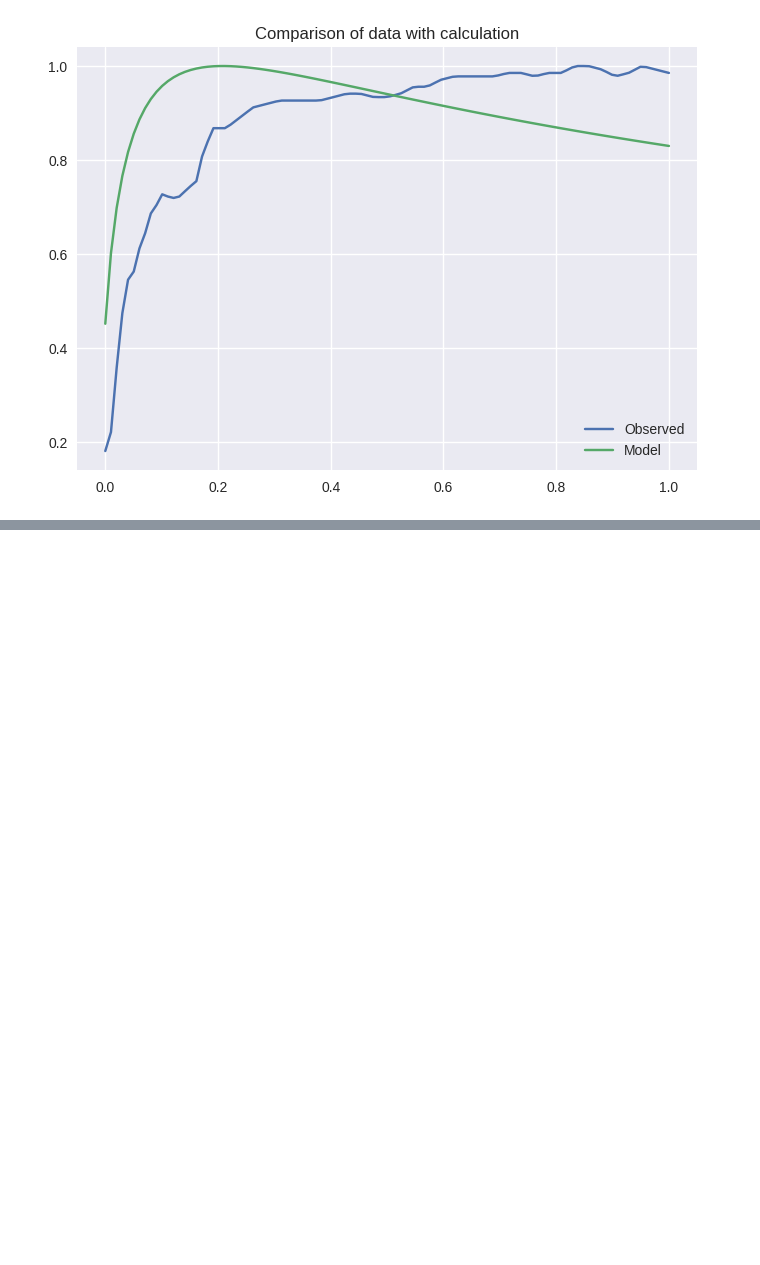
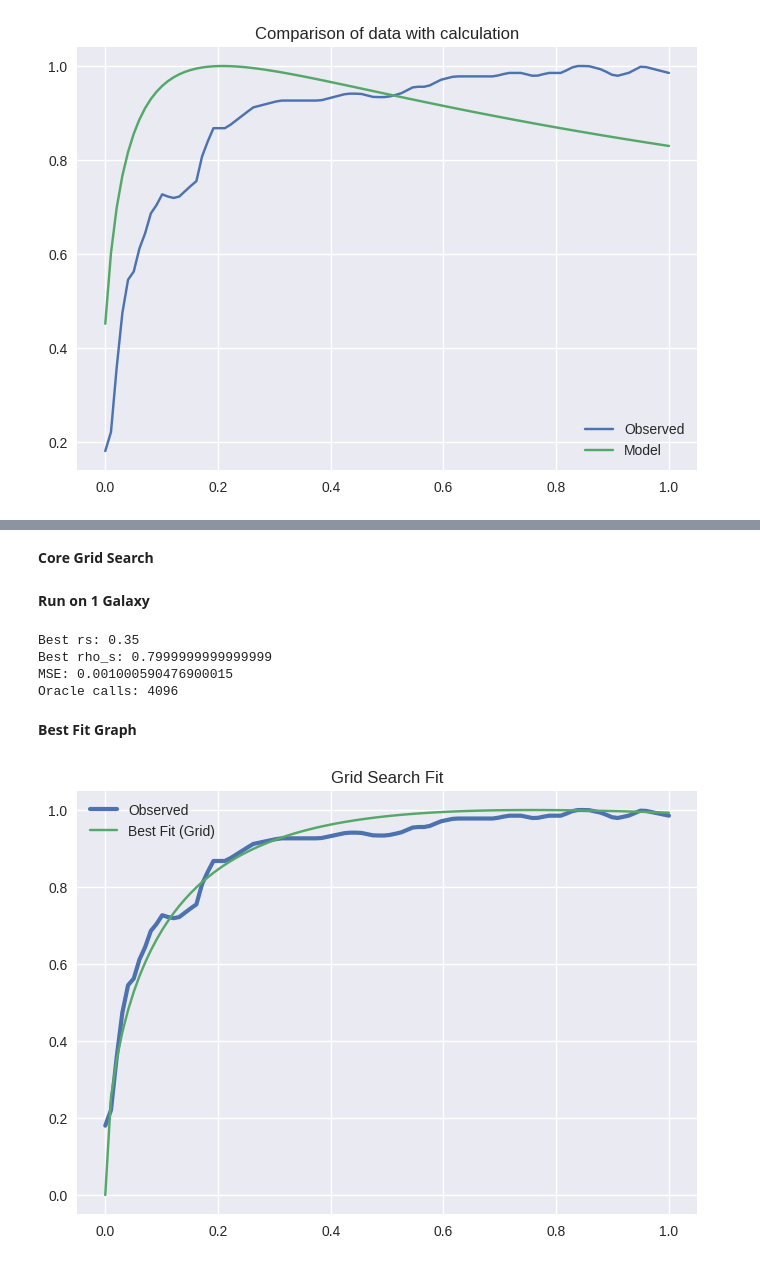
Before and after one commit to RajrupaDas/DMHalo, a Jupyter notebook: DMHalo.ipynb, the cells around one changed output, grey strips where cells are left out. Drawn from its saved outputs; the diff is of its cells as text; code cells hidden in the pictures; blank space fills up the shorter version.

Commit message:
Finished Grover Search

```diff
--- a/DMHalo.ipynb
+++ b/DMHalo.ipynb
@@ -234,0 +247,58 @@ plt.show()
+# %% [markdown]
+**Core Grid Search**
+# %%
+def grid_search(r, v_obs):
+    best_mse = float('inf')
+    best_rs = None
+    best_rho = None
+
+    oracle_calls = 0
+
+    for rs in rs_values:
+        for rho_s in rho_values:
+
+            v_model = velocity_model(r, rs, rho_s)
+
+            # normalize model (CRUCIAL)
+            v_model = v_model / np.max(v_model)
+
+            error = mse(v_obs, v_model)
+            oracle_calls += 1
+
+            if error < best_mse:
+                best_mse = error
+                best_rs = rs
+                best_rho = rho_s
+
+    return best_rs, best_rho, best_mse, oracle_calls
+# %% [markdown]
+**Run on 1 Galaxy**
+# %%
+r, v_obs = processed_galaxies["NGC2403_rotmod.dat"]
+
+best_rs, best_rho, best_mse, calls = grid_search(r, v_obs)
+
+print("Best rs:", best_rs)
+print("Best rho_s:", best_rho)
+print("MSE:", best_mse)
+print("Oracle calls:", calls)
+# %% [output]
+Best rs: 0.35
+Best rho_s: 0.7999999999999999
+MSE: 0.001000590476900015
+Oracle calls: 4096
+# %% [markdown]
+**Best Fit Graph**
+# %%
+v_best = velocity_model(r, best_rs, best_rho)
+v_best = v_best / np.max(v_best)
+
+import matplotlib.pyplot as plt
+
+plt.plot(r, v_obs, label="Observed", linewidth=3)
+plt.plot(r, v_best, label="Best Fit (Grid)")
+plt.legend()
+plt.title("Grid Search Fit")
+plt.show()
+# %% [output]
+[figure, added]
```
Also changed, not shown: parts of 129 cells of this notebook.
